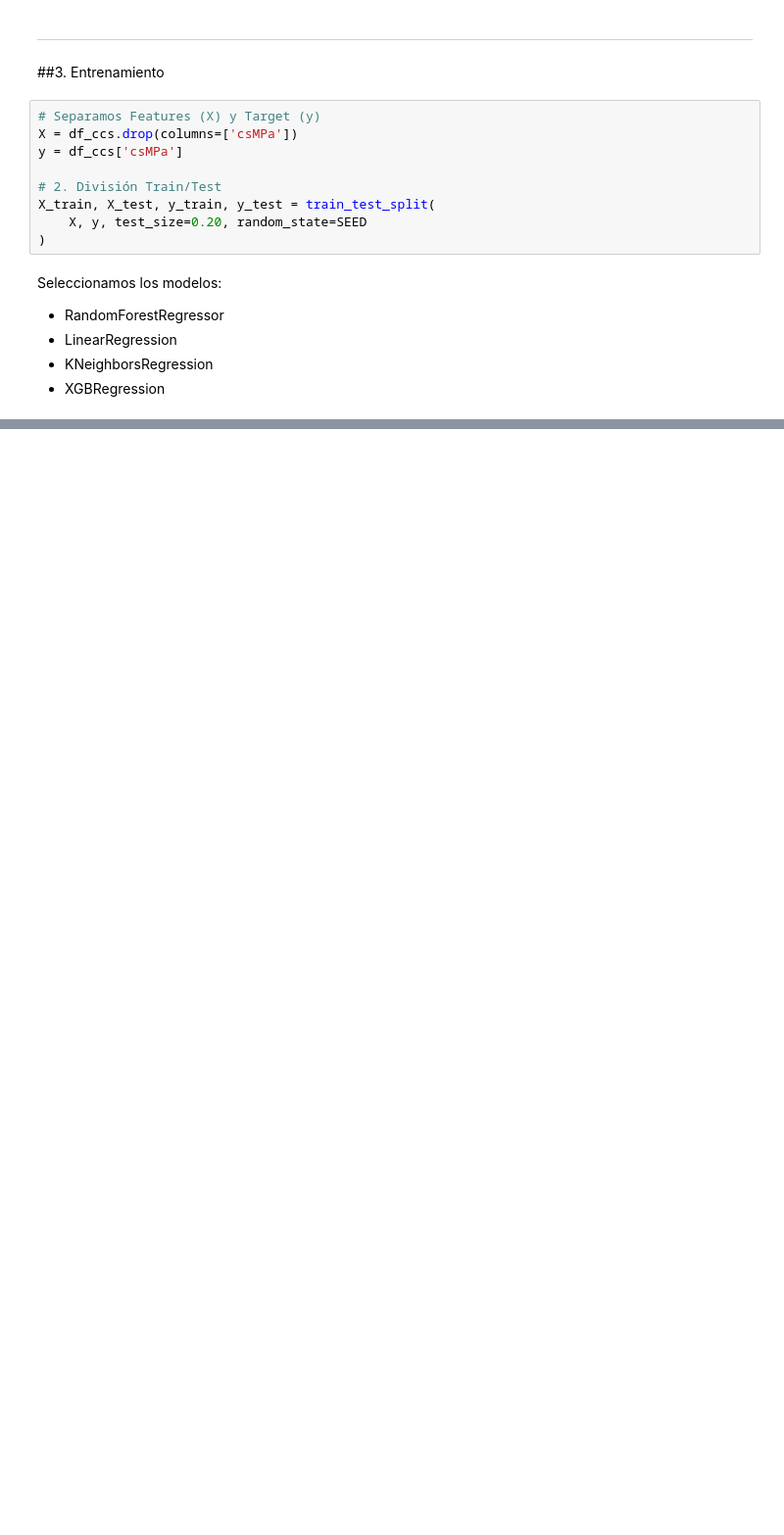
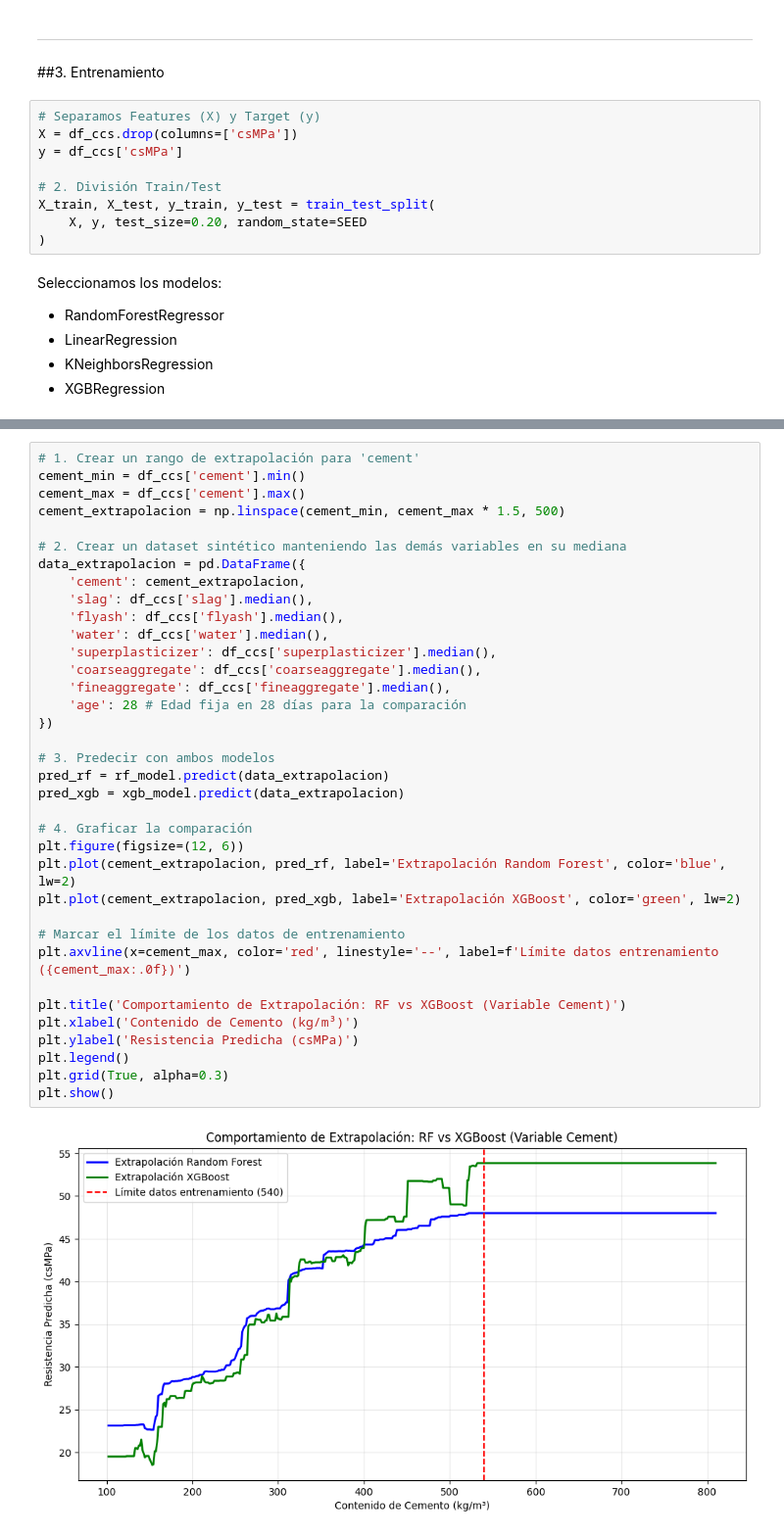
Before and after one commit to Santibareiro27/Inteligencia-Computacional, a Jupyter notebook: RA1_LAB1/Experiencia_3_Laboratorio_N°1.ipynb, the cells around one changed output, grey strips where cells are left out. Shown at 98% size. Cells and saved outputs as stored; diff of their text form; blank space fills up the shorter version.

Commit message:
Extrapolación añadida

```diff
--- a/RA1_LAB1/Experiencia_3_Laboratorio_N°1.ipynb
+++ b/RA1_LAB1/Experiencia_3_Laboratorio_N°1.ipynb
@@ -857,0 +802,38 @@ Tasa de Riesgo por Sobreestimación: 2.43%
+# %%
+# 1. Crear un rango de extrapolación para 'cement'
+cement_min = df_ccs['cement'].min()
+cement_max = df_ccs['cement'].max()
+cement_extrapolacion = np.linspace(cement_min, cement_max * 1.5, 500)
+
+# 2. Crear un dataset sintético manteniendo las demás variables en su mediana
+data_extrapolacion = pd.DataFrame({
+    'cement': cement_extrapolacion,
+    'slag': df_ccs['slag'].median(),
+    'flyash': df_ccs['flyash'].median(),
+    'water': df_ccs['water'].median(),
+    'superplasticizer': df_ccs['superplasticizer'].median(),
+    'coarseaggregate': df_ccs['coarseaggregate'].median(),
+    'fineaggregate': df_ccs['fineaggregate'].median(),
+    'age': 28 # Edad fija en 28 días para la comparación
+})
+
+# 3. Predecir con ambos modelos
+pred_rf = rf_model.predict(data_extrapolacion)
+pred_xgb = xgb_model.predict(data_extrapolacion)
+
+# 4. Graficar la comparación
+plt.figure(figsize=(12, 6))
+plt.plot(cement_extrapolacion, pred_rf, label='Extrapolación Random Forest', color='blue', lw=2)
+plt.plot(cement_extrapolacion, pred_xgb, label='Extrapolación XGBoost', color='green', lw=2)
+
+# Marcar el límite de los datos de entrenamiento
+plt.axvline(x=cement_max, color='red', linestyle='--', label=f'Límite datos entrenamiento ({cement_max:.0f})')
+
+plt.title('Comportamiento de Extrapolación: RF vs XGBoost (Variable Cement)')
+plt.xlabel('Contenido de Cemento (kg/m³)')
+plt.ylabel('Resistencia Predicha (csMPa)')
+plt.legend()
+plt.grid(True, alpha=0.3)
+plt.show()
+# %% [output]
+[figure, added]
```
Also changed, not shown: parts of 9 cells of this notebook.
